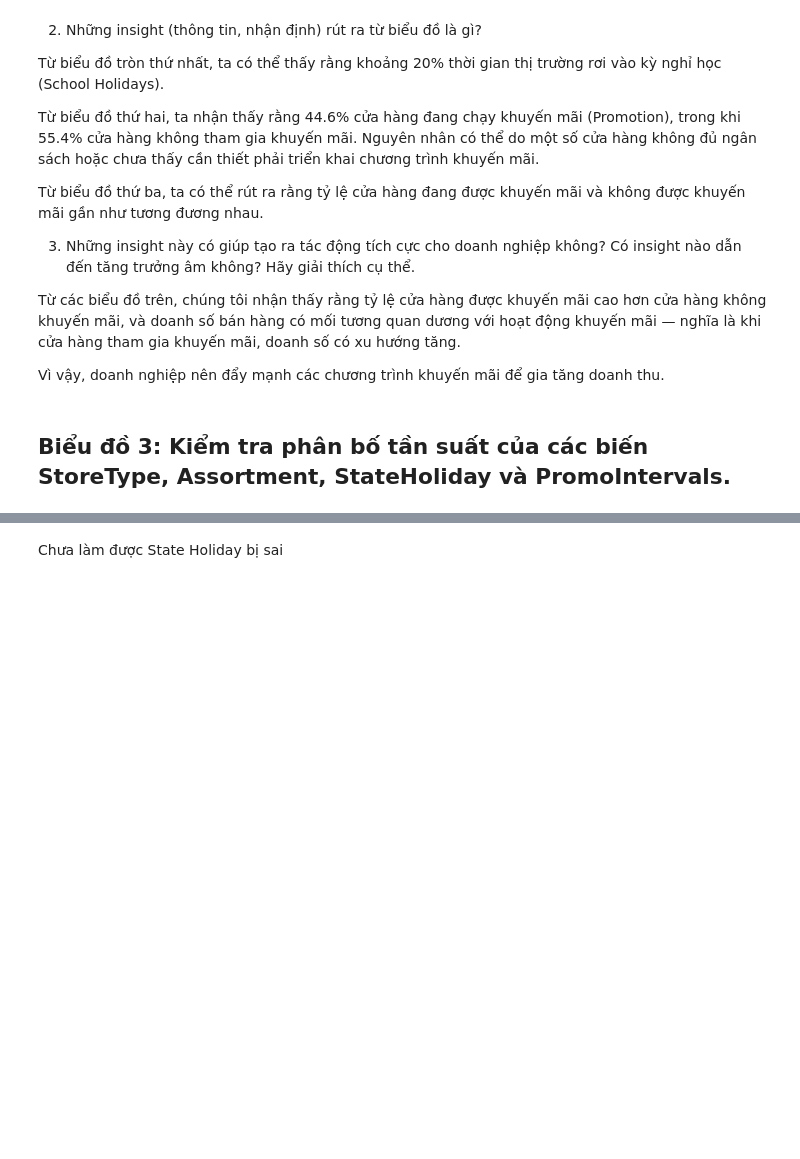
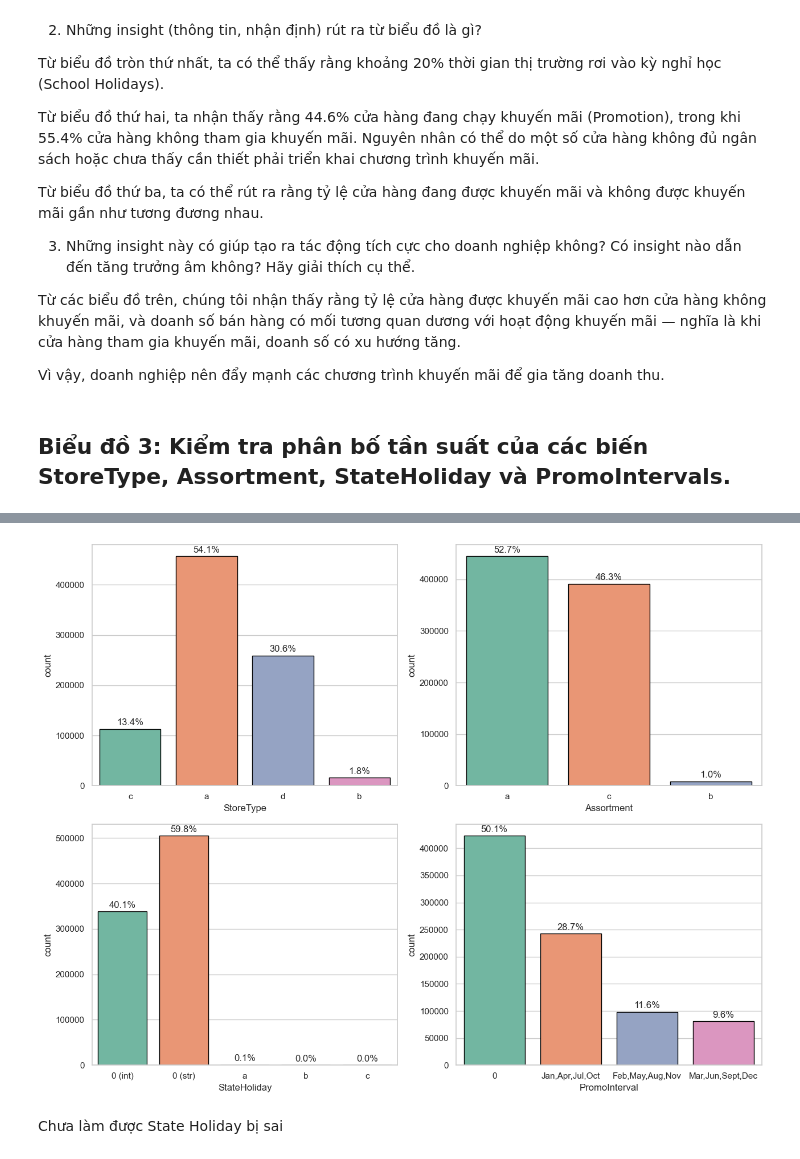
Before and after one commit to LeHung1705/rossmann-sales-forecasting-using-ml, a Jupyter notebook: 02_eda.ipynb, the cells around one changed output, grey strips where cells are left out. Drawn from its saved outputs; the diff is of its cells as text; code cells hidden in the pictures; blank space fills up the shorter version.

```diff
--- a/02_eda.ipynb
+++ b/02_eda.ipynb
@@ -293,3 +225,76 @@ plt.show()
+# %%
+import numpy as np
+import pandas as pd
+import matplotlib.pyplot as plt
+import seaborn as sns
+
+# --- 1) Tạo cột StateHoliday tách 0 theo kiểu dữ liệu ---
+def split_zero(v):
+    if pd.isna(v):
+        return np.nan
+    if isinstance(v, int) and v == 0:
+        return "0 (int)"
+    if isinstance(v, str) and v.strip() == "0":
+        return "0 (str)"
+    return v
+
+df_plot = df.copy()
+df_plot["StateHoliday_plot"] = df_plot["StateHoliday"].apply(split_zero)
+
+# Thứ tự hiển thị (chỉ giữ các nhãn thực sự có trong dữ liệu)
+order_stateholiday = [x for x in ["0 (int)", "0 (str)", "a", "b", "c"]
+                      if x in df_plot["StateHoliday_plot"].unique()]
+
+N = len(df_plot)  # mẫu số cho phần trăm
+
+# --- 2) Vẽ 4 ô giống mẫu ---
+plt.figure(figsize=(13,10))
+
+# (1) StoreType
+plt.subplot(2,2,1)
+ax = sns.countplot(x="StoreType", data=df_plot, palette="Set2", edgecolor="black")
+for p in ax.patches:
+    ax.annotate(f"{100*p.get_height()/N:.1f}%",
+                (p.get_x()+p.get_width()/2, p.get_height()),
+                ha="center", va="center", size=12, xytext=(0,8),
+                textcoords="offset points")
+ax.set_xlabel("StoreType"); ax.set_ylabel("count")
+
+# (2) Assortment
+plt.subplot(2,2,2)
+ax = sns.countplot(x="Assortment", data=df_plot, palette="Set2", edgecolor="black")
+for p in ax.patches:
+    ax.annotate(f"{100*p.get_height()/N:.1f}%",
+                (p.get_x()+p.get_width()/2, p.get_height()),
+                ha="center", va="center", size=12, xytext=(0,8),
+                textcoords="offset points")
+ax.set_xlabel("Assortment"); ax.set_ylabel("count")
+
+# (3) StateHoliday (tách 0 int / 0 str)
+plt.subplot(2,2,3)
+ax = sns.countplot(x="StateHoliday_plot", data=df_plot,
+                   order=order_stateholiday, palette="Set2", edgecolor="black")
+for p in ax.patches:
+    ax.annotate(f"{100*p.get_height()/N:.1f}%",
+                (p.get_x()+p.get_width()/2, p.get_height()),
+                ha="center", va="center", size=12, xytext=(0,8),
+                textcoords="offset points")
+ax.set_xlabel("StateHoliday"); ax.set_ylabel("count")
+
+# (4) PromoInterval
+plt.subplot(2,2,4)
+ax = sns.countplot(x="PromoInterval", data=df_plot, palette="Set2", edgecolor="black")
+for p in ax.patches:
+    ax.annotate(f"{100*p.get_height()/N:.1f}%",
+                (p.get_x()+p.get_width()/2, p.get_height()),
+                ha="center", va="center", size=12, xytext=(0,8),
+                textcoords="offset points")
+ax.set_xlabel("PromoInterval"); ax.set_ylabel("count")
+
+plt.tight_layout()
+plt.show()
+# %% [output]
+[figure, added]
 # %% [markdown]
 Chưa làm được State Holiday bị sai
 # %% [markdown]
```
Also changed, not shown: parts of 5 cells of this notebook, 5 other files.
